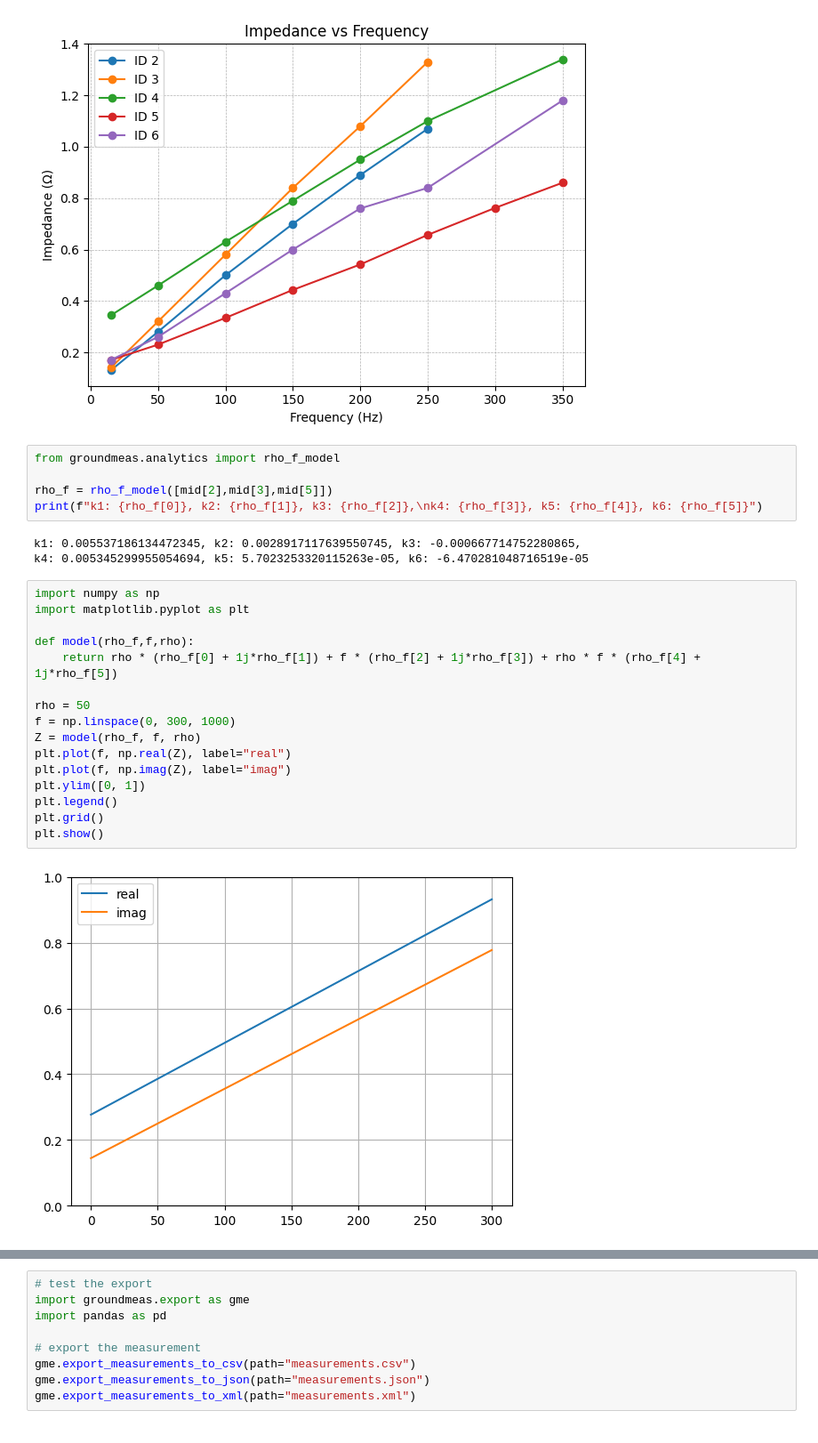
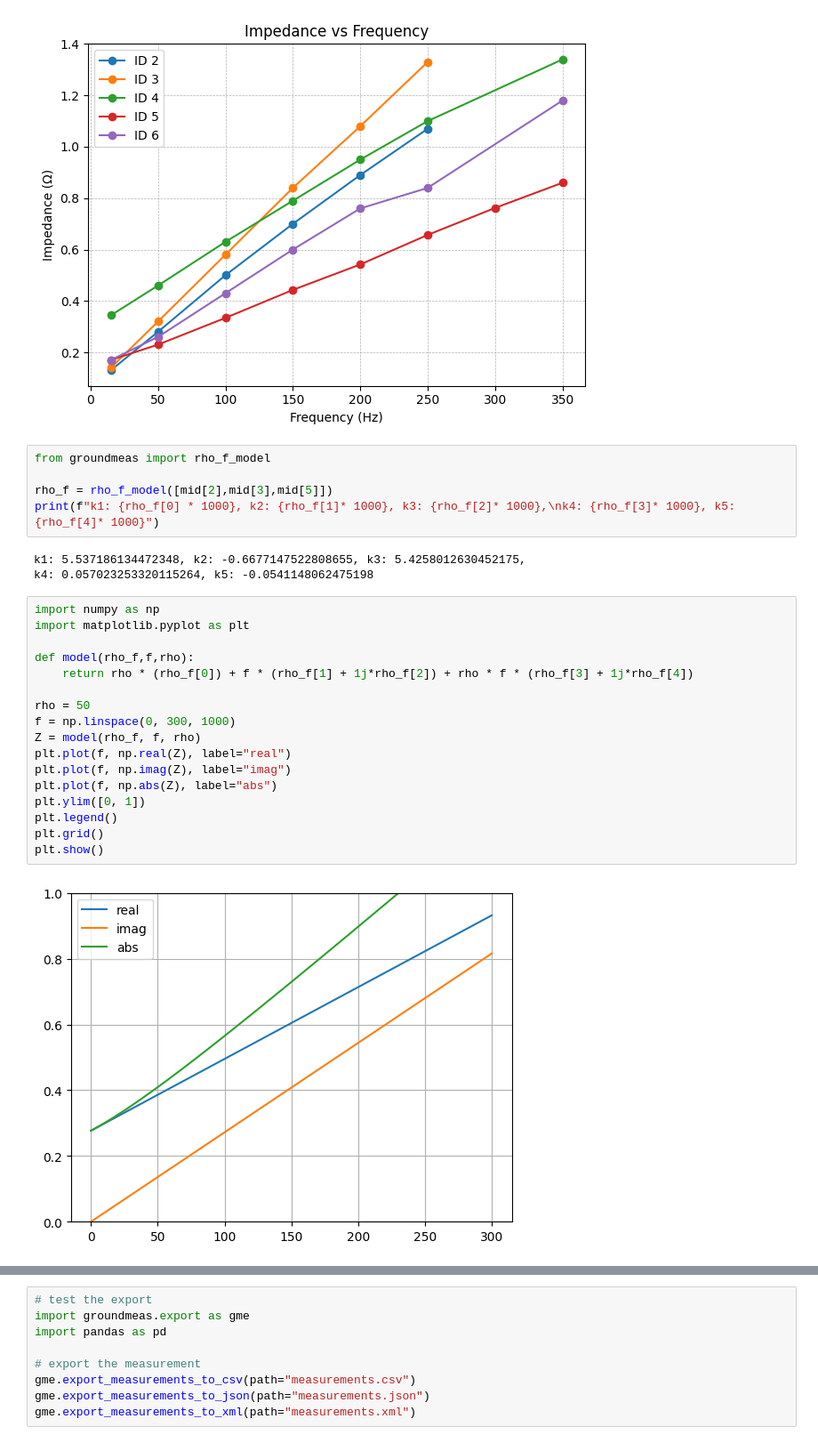
Before and after one commit to Ce1ectric/groundmeas, a Jupyter notebook: notebooks/groumeas_functions.ipynb, the cells around one changed output, grey strips where cells are left out. Shown at 89% size. Cells and saved outputs as stored; diff of their text form.

```diff
--- a/notebooks/groumeas_functions.ipynb
+++ b/notebooks/groumeas_functions.ipynb
@@ -118,29 +118,30 @@ plot_imp_over_f([mid[1], mid[2], mid[3], mid[4], mid[5]], normalize_freq_hz=None
 # %% [output]
 [figure]
 # %%
-from groundmeas.analytics import rho_f_model
+from groundmeas import rho_f_model
 
 rho_f = rho_f_model([mid[2],mid[3],mid[5]])
-print(f"k1: {rho_f[0]}, k2: {rho_f[1]}, k3: {rho_f[2]},\nk4: {rho_f[3]}, k5: {rho_f[4]}, k6: {rho_f[5]}")
+print(f"k1: {rho_f[0] * 1000}, k2: {rho_f[1]* 1000}, k3: {rho_f[2]* 1000},\nk4: {rho_f[3]* 1000}, k5: {rho_f[4]* 1000}")
 # %% [output]
-k1: 0.005537186134472345, k2: 0.0028917117639550745, k3: -0.000667714752280865,
-k4: 0.005345299955054694, k5: 5.7023253320115263e-05, k6: -6.470281048716519e-05
+k1: 5.537186134472348, k2: -0.6677147522808655, k3: 5.4258012630452175,
+k4: 0.057023253320115264, k5: -0.0541148062475198
 # %%
 import numpy as np
 import matplotlib.pyplot as plt
 
 def model(rho_f,f,rho):
-    return rho * (rho_f[0] + 1j*rho_f[1]) + f * (rho_f[2] + 1j*rho_f[3]) + rho * f * (rho_f[4] + 1j*rho_f[5])
+    return rho * (rho_f[0]) + f * (rho_f[1] + 1j*rho_f[2]) + rho * f * (rho_f[3] + 1j*rho_f[4])
 
 rho = 50
 f = np.linspace(0, 300, 1000)
 Z = model(rho_f, f, rho)
 plt.plot(f, np.real(Z), label="real")
 plt.plot(f, np.imag(Z), label="imag")
+plt.plot(f, np.abs(Z), label="abs")
 plt.ylim([0, 1])
 plt.legend()
 plt.grid()
 plt.show()
 # %% [output]
-[figure, old version]
+[figure, new version]
 # %%
```
Also changed, not shown: parts of 5 cells of this notebook, 21 other files.
